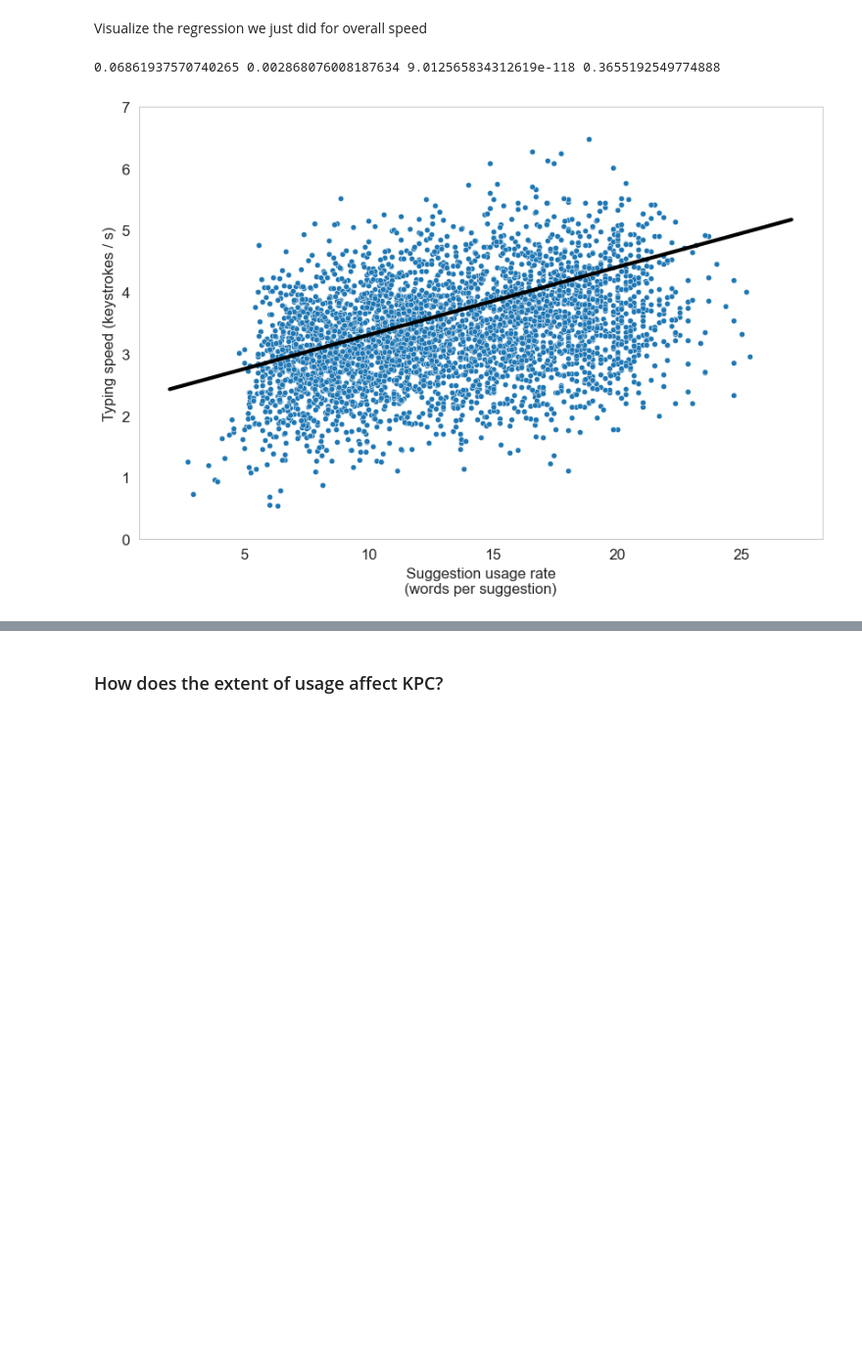
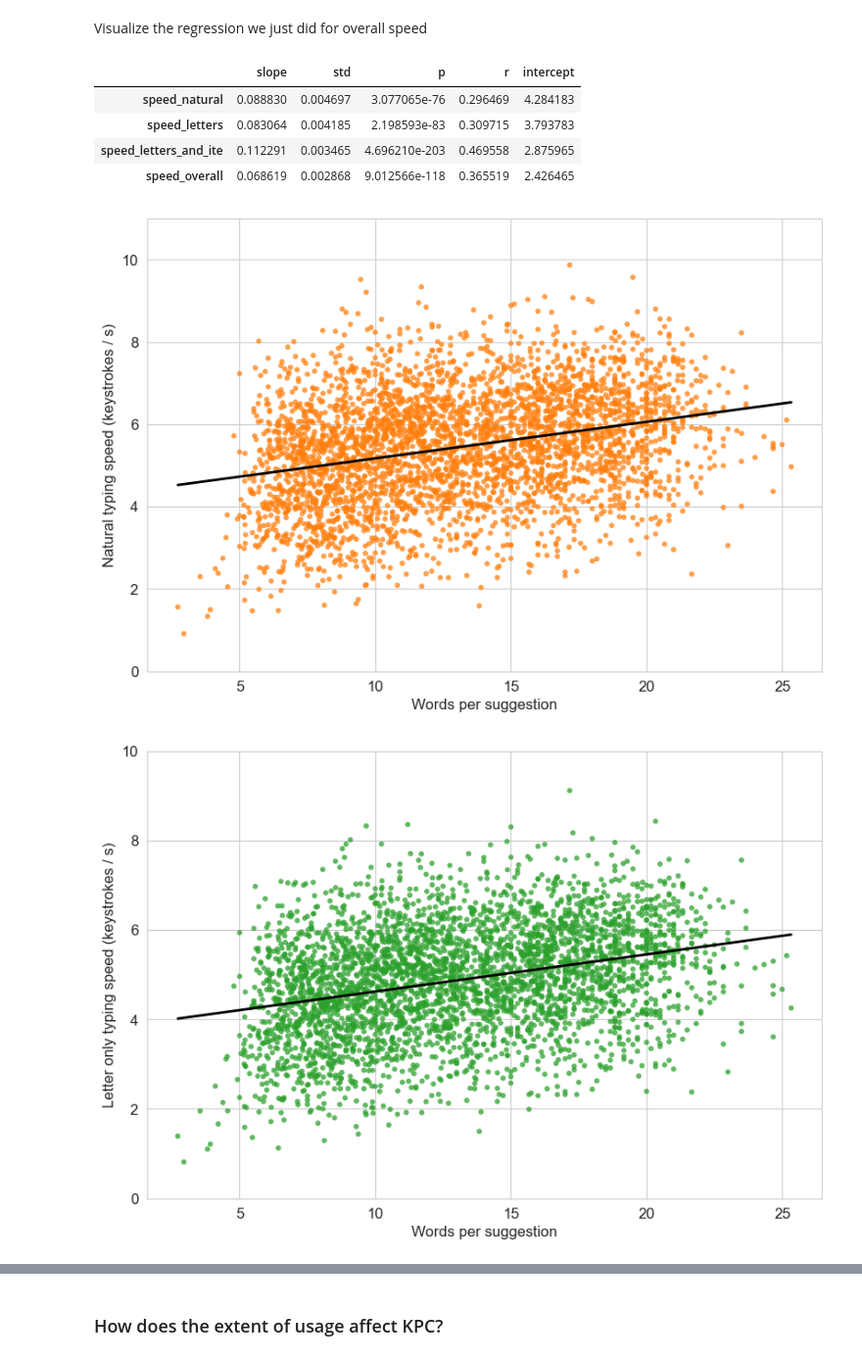
Before and after one commit to cashaddy/typing_automation, a Jupyter notebook: 05_performance_analysis.ipynb, the cells around one changed output, grey strips where cells are left out. Shown at 98% size. Saved outputs shown, nothing was run; the diff lists cells and outputs as text; code cells hidden in the pictures; blank space fills up the shorter version.

```diff
--- a/05_performance_analysis.ipynb
+++ b/05_performance_analysis.ipynb
@@ -263,37 +440,60 @@ r2:  0.5948477369712044
 # %% [markdown]
 Visualize the regression we just did for overall speed
+# %%
+# dataframe to hold results from linear regression
+vis_data = pd.DataFrame(
+    columns=['slope', 'std', 'p', 'r', 'intercept']
+)
 # %%
 # Data prep
 data = participants.loc[(participants.n_predict > 5) & (participants.n_predict < 20)].copy()
 data['speed_overall'] = data.iki_overall.apply(np.reciprocal) * 1000
+data['speed_natural'] = data.iki_natural.apply(np.reciprocal) * 1000
+data['speed_letters'] = data.iki_letters.apply(np.reciprocal) * 1000
+data['speed_letters_and_ite'] = data.iki_letters_and_ite.apply(np.reciprocal) * 1000
 data.rate_predict = data.rate_predict.apply(np.reciprocal)
 # %%
 # OLS
-slope,intercept, r, p, std = stats.linregress(data.rate_predict,data.speed_overall)
-print(slope,std,p,r)
+for i in ['natural', 'letters', 'letters_and_ite', 'overall']:
+    slope,intercept, r, p, std = stats.linregress(data.rate_predict, data['speed_'+i])
+    vis_data.loc['speed_' + i] = [slope, std, p, r, intercept]
+vis_data.head()
 # %% [output]
-0.06861937570740265 0.002868076008187634 9.012565834312619e-118 0.3655192549774888
+|  | slope | std | p | r | intercept |
+| speed_natural | 0.088830 | 0.004697 | 3.077065e-76 | 0.296469 | 4.284183 |
+| speed_letters | 0.083064 | 0.004185 | 2.198593e-83 | 0.309715 | 3.793783 |
+| speed_letters_and_ite | 0.112291 | 0.003465 | 4.696210e-203 | 0.469558 | 2.875965 |
+| speed_overall | 0.068619 | 0.002868 | 9.012566e-118 | 0.365519 | 2.426465 |
 # %%
-f,ax = plt.subplots(1,1,figsize=(8,5.5))
+for i in ['natural', 'letters', 'letters_and_ite', 'overall']:
+    f,ax = plt.subplots(1, 1, figsize=(8, 5.5))
 
-# Plot the points
-sns.scatterplot(x='rate_predict',y='speed_overall',data=data,ax=ax,color='C0',s=20)
+    ymax, color, label = vis_style.loc['speed_' + i].values
 
-# Plot the regression line
-sns.lineplot(x=[2,27],y=[intercept,slope*40 + intercept],color='k',lw=3)
+    # Plot the points
+    #sns.regplot(x=data['rate_predict'], y=data['speed_' + i], ax=ax, color=color, scatter_kws={'s': 5}, line_kws={'lw': 2, "color": 'black'})
 
-ax.set_ylim((0,7))
-ax.set_xlabel('Suggestion usage rate\n(words per suggestion)')
-ax.set_ylabel('Typing speed (keystrokes / s)')
+    # scatter plot of fitted values
+    sns.scatterplot(x=data['rate_predict'], y=data['speed_' + i], ax=ax, color=color, alpha=0.75, s=18, edgecolor="none", legend=False)
 
-for item in ([ax.title, ax.xaxis.label, ax.yaxis.label] +
-             ax.get_xticklabels() + ax.get_yticklabels()):
-    item.set_fontsize(12)
+    slope, std, p, r, intercept = vis_data.loc['speed_' + i].values
+    #slope,intercept, r, p, std = stats.linregress(data.rate_predict,data['speed_'+i])
+    xmin, xmax = data.rate_predict.min(), data.rate_predict.max()
+    sns.lineplot(x=[xmin, xmax],y=[slope * xmin + intercept, slope * xmax + intercept], color='k', lw=2)
 
-ax.grid()
+    ax.set_ylim((0, ymax))
+    ax.set_xlabel('Words per suggestion')
+    ax.set_ylabel(label + ' typing speed (keystrokes / s)')
 
-f.tight_layout(pad=0)
+    for item in ([ax.title, ax.xaxis.label, ax.yaxis.label] +
+                 ax.get_xticklabels() + ax.get_yticklabels()):
+        item.set_fontsize(12)
 
-f.savefig('./figures/regression_speed.png',dpi=300)
+    ax.grid(True)
+
+    f.tight_layout(pad=0.1)
+
+    f.savefig('./figures/regression_' + i + '_speed.png', dpi=300)
 # %% [output]
-[figure, old version]
+[figure, new version]
+[figure, added]
```
Also changed, not shown: parts of 17 cells of this notebook, 15 other files.
